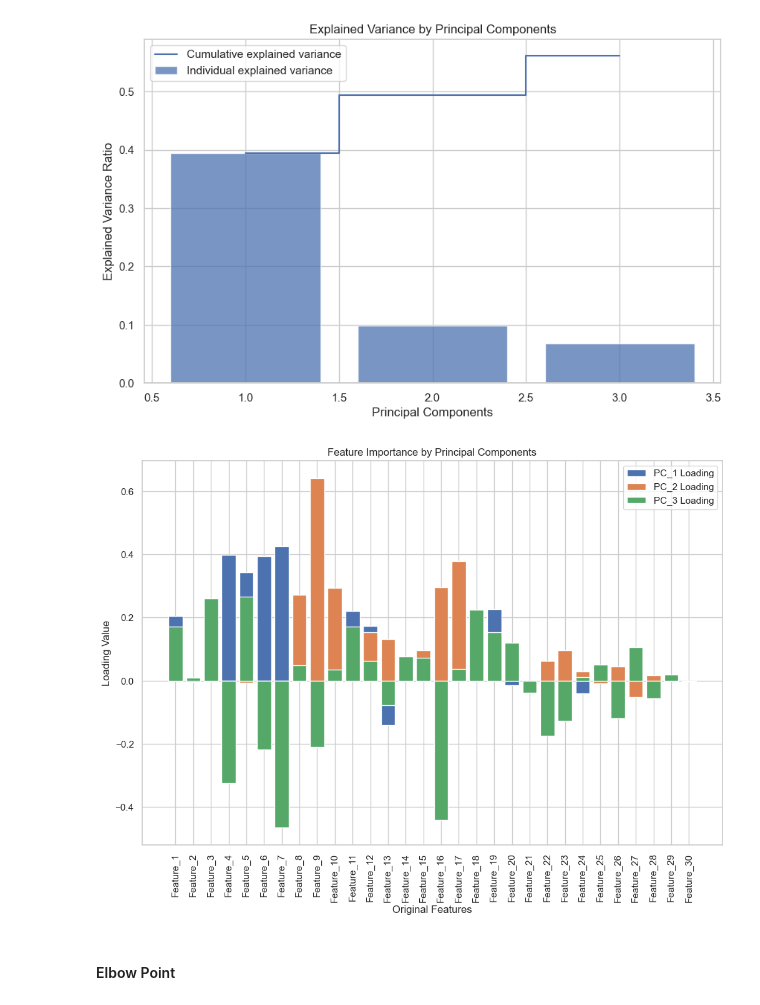
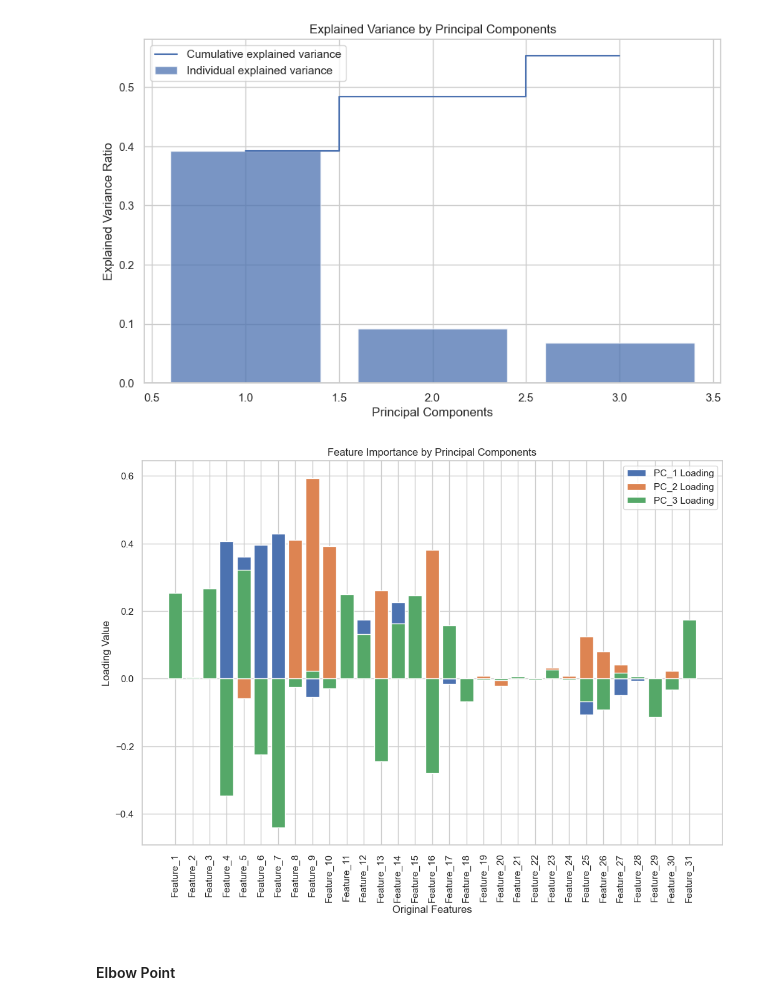
Before and after one commit to Hitesh-Nimbalkar/Customer__Segmentation, a Jupyter notebook: Notebook/EDA/Model_Building.ipynb, the cells around one changed output. Drawn from its saved outputs; the diff is of its cells as text; code cells hidden in the pictures.

```diff
--- a/Notebook/EDA/Model_Building.ipynb
+++ b/Notebook/EDA/Model_Building.ipynb
@@ -26,3 +19,10 @@ KeyError: "None of [Index(['Wines', 'Fruits', 'Meat', 'Fish', 'Sweet', 'Gold'],
+# %%
+# Define bin edges and labels for 4 bins
+bin_edges = [30, 40, 50, 60, 90]  # Adjust the bin edges as per your requirements
+bin_labels = ['30-39', '40-49', '50-59', '60-90']  # Adjust the labels as per your requirements
+
+# Create a new column with age bins
+df['age_category'] = pd.cut(df['Age'], bins=bin_edges, labels=bin_labels, right=False)
 # %%
 def separate_columns(df, unique_threshold=5):
     """
@@ -59,6 +59,3 @@ df.shape
 # %%
-categorical_columns=['Education','Living_With','Total_Offsprings','Marital_Status','Complain'
-                     ]
 
-# Convert specified columns to categorical data type
 df[categorical_columns] = df[categorical_columns].astype('category')
@@ -117,8 +76,6 @@ def one_hot_encode_columns(dataframe, columns_to_encode):
 
     return encoded_df
 
-X_train=one_hot_encode_columns(dataframe=X_train, columns_to_encode=categorical_columns)
-
-X_test=one_hot_encode_columns(dataframe=X_test, columns_to_encode=categorical_columns)
+X_train=one_hot_encode_columns(dataframe=df, columns_to_encode=categorical_columns)
 # %% [output]
 Encoding column: Education
@@ -280,20 +230,21 @@ class PCATransformer:
         plt.legend(loc='best')
         plt.xticks(rotation='vertical')
         plt.show()
+# %%
+X_train.dropna(inplace=True)
 # %%
 # Create and fit the PCA transformer on the training data
 pca_transformer = PCATransformer(n_components=3)
 X_train_pca_df = pca_transformer.fit_transform(X_train)
 
-# Transform the test data using the fitted transformer
-X_test_pca_df = pca_transformer.transform(X_test)
+
 
 # Plot the variance explained by each principal component
 pca_transformer.plot_variance()
 
 # Plot feature importance
 original_feature_names = [f"Feature_{i+1}" for i in range(X_train.shape[1])]
 pca_transformer.plot_feature_importance(original_feature_names)
 # %% [output]
 [figure]
-[figure, old version]
+[figure, new version]
```
Also changed, not shown: parts of 35 cells of this notebook, 4 other files.
